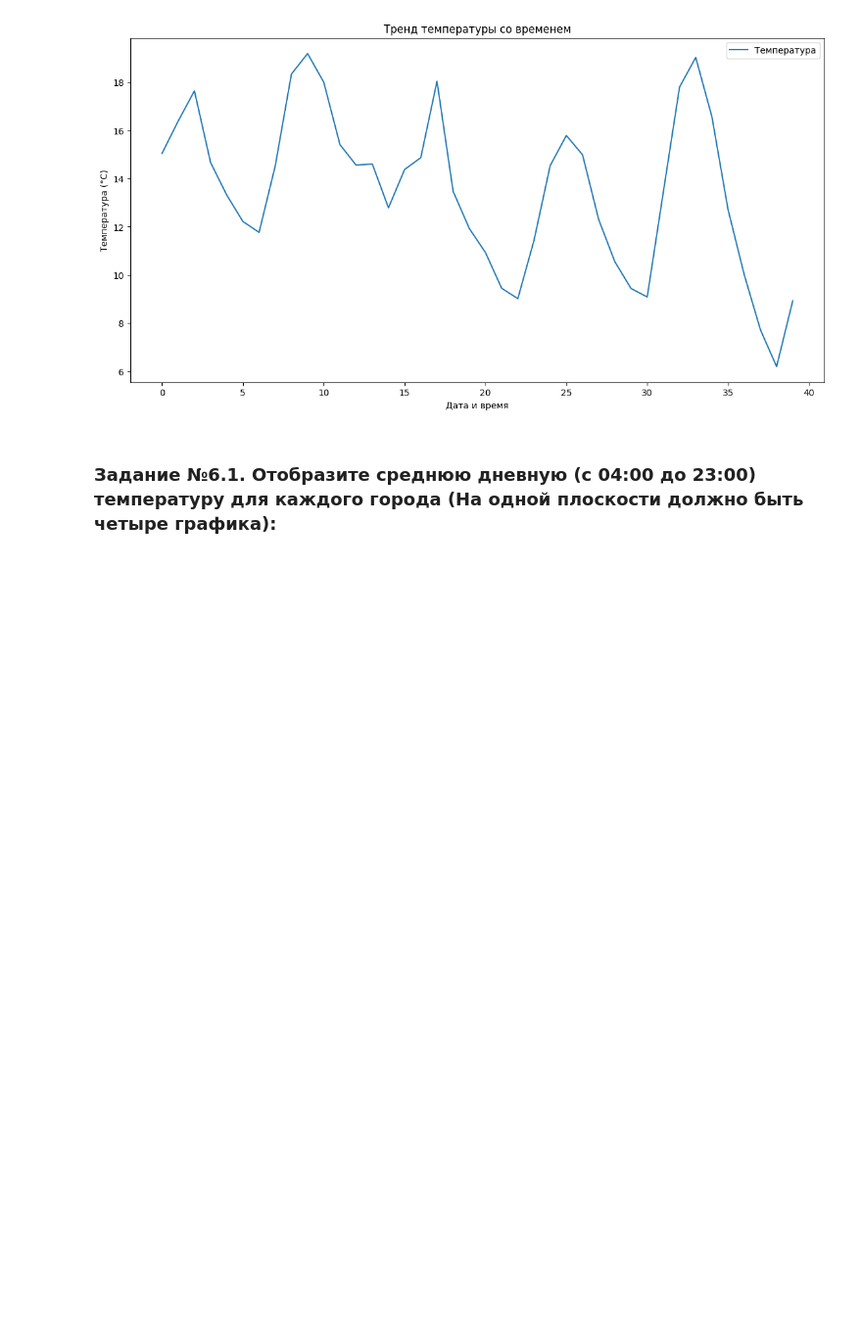
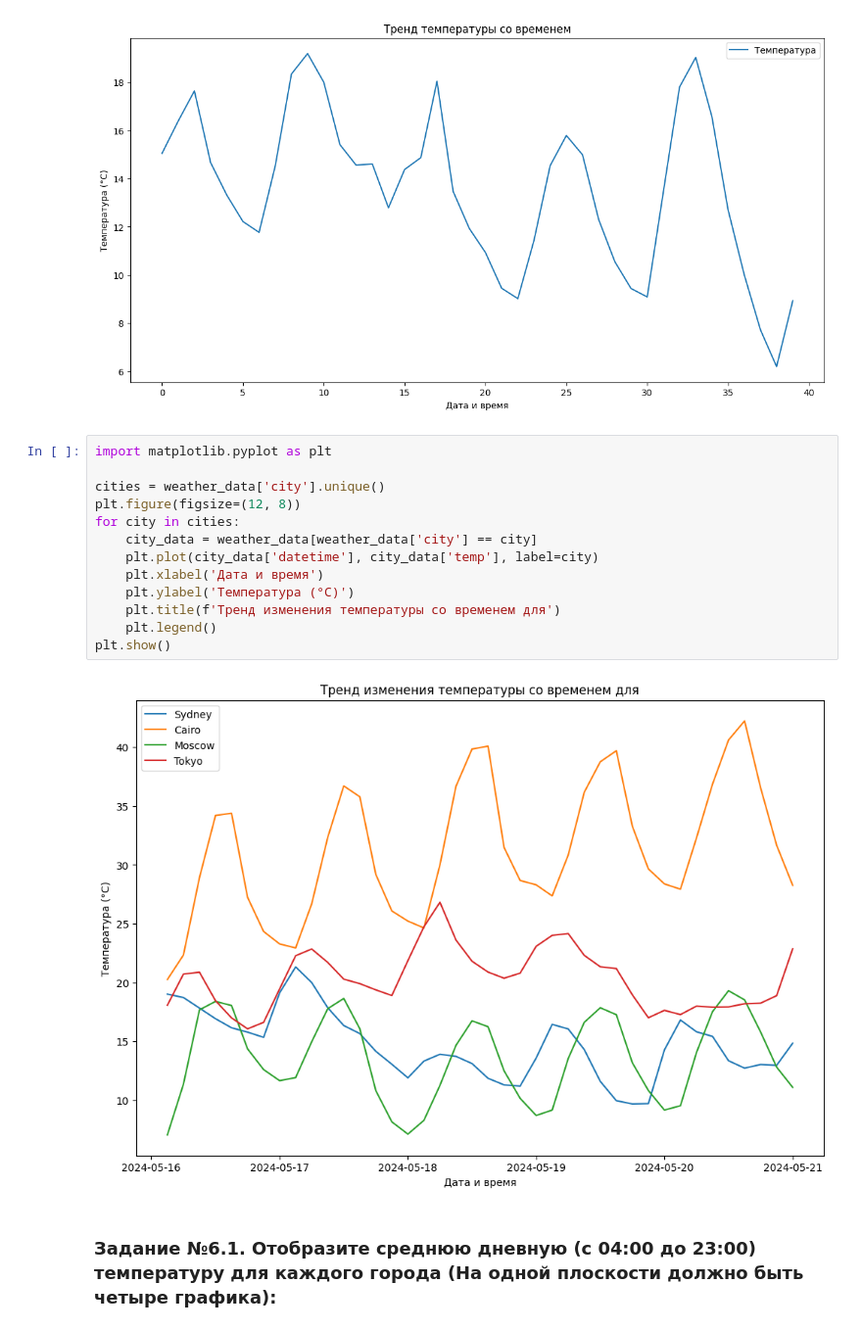
Before and after one commit to vadim13213/practice, a Jupyter notebook: 10. Визуализация, анализ и прогнозирование временных рядов/Практическая_работа_№10_Анализ_и_прогнозирование_временных_рядов.ipynb, the cells around one changed output. Shown at 98% size. Saved outputs shown, nothing was run; the diff lists cells and outputs as text; blank space fills up the shorter version.

```diff
--- a/10. Визуализация, анализ и прогнозирование временных рядов/Практическая_работа_№10_Анализ_и_прогнозирование_временных_рядов.ipynb
+++ b/10. Визуализация, анализ и прогнозирование временных рядов/Практическая_работа_№10_Анализ_и_прогнозирование_временных_рядов.ipynb
@@ -280,6 +294,21 @@ ValueError: could not convert string to float: 'CN'
 ##### Пример визуализации по одному городу:
 # %% [markdown]
 ![image.png](embedded-picture-1)
+# %%
+import matplotlib.pyplot as plt
+
+cities = weather_data['city'].unique()
+plt.figure(figsize=(12, 8))
+for city in cities:
+    city_data = weather_data[weather_data['city'] == city]
+    plt.plot(city_data['datetime'], city_data['temp'], label=city)
+    plt.xlabel('Дата и время')
+    plt.ylabel('Температура (°C)')
+    plt.title(f'Тренд изменения температуры со временем для')
+    plt.legend()
+plt.show()
+# %% [output]
+[figure, added]
 # %% [markdown]
 ### Задание №6.1. Отобразите среднюю дневную (с 04:00 до 23:00) температуру для каждого города (На одной плоскости должно быть четыре графика):
 # %% [markdown]
```
Also changed, not shown: parts of 20 cells of this notebook.
